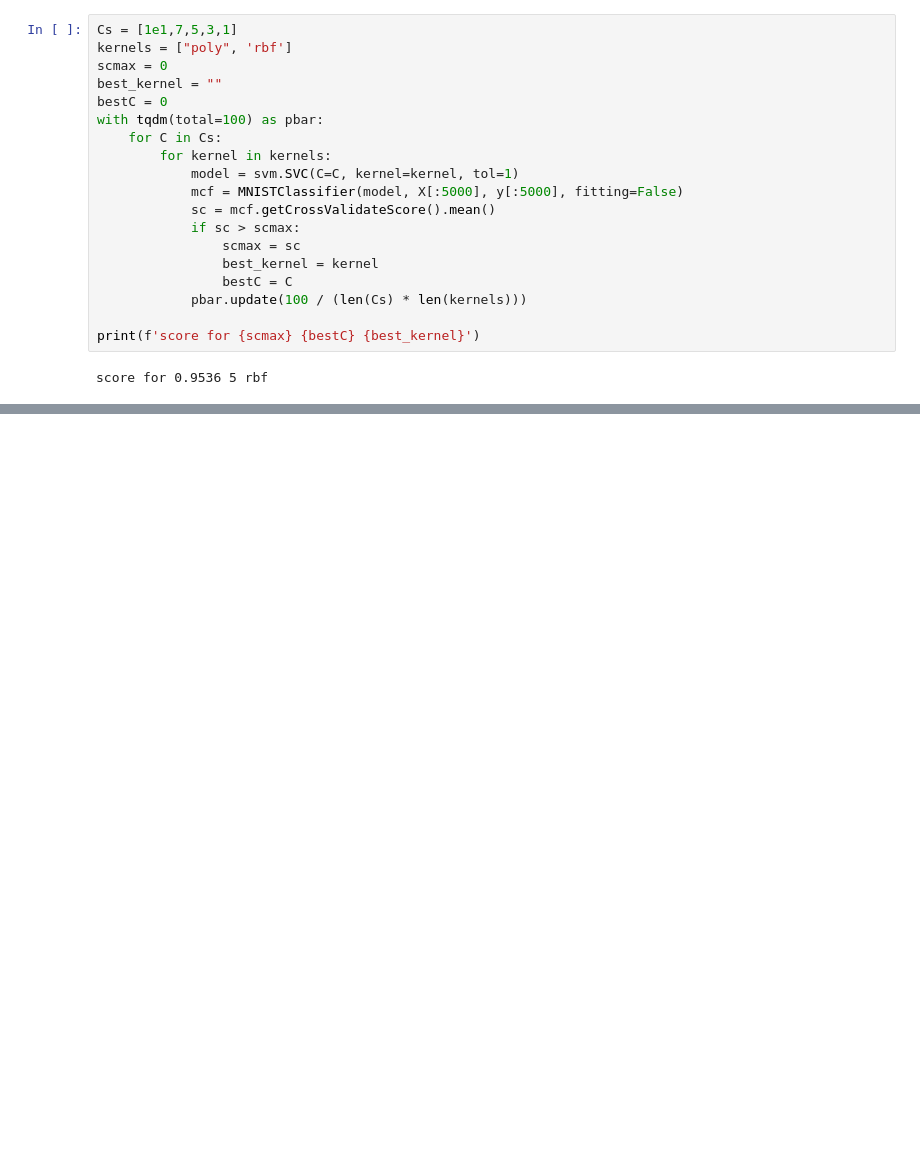
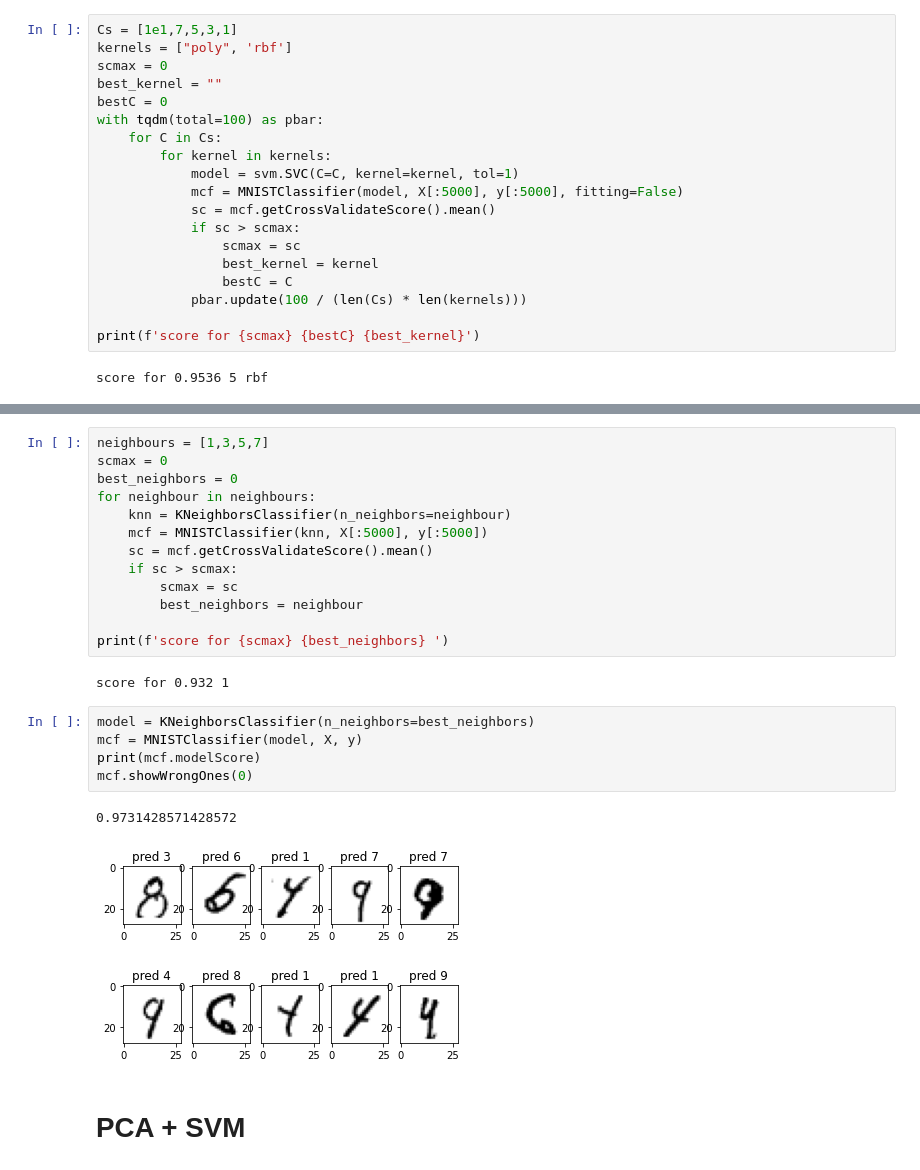
Before and after one commit to naviak/MLTasks, a Jupyter notebook: Task2/mnist.ipynb, the cells around one changed output, grey strips where cells are left out. Drawn from its saved outputs; the diff is of its cells as text; blank space fills up the shorter version.

```diff
--- a/Task2/mnist.ipynb
+++ b/Task2/mnist.ipynb
@@ -69,0 +73,25 @@ print(mcf.predictions)
+# %%
+neighbours = [1,3,5,7]
+scmax = 0
+best_neighbors = 0
+for neighbour in neighbours:
+    knn = KNeighborsClassifier(n_neighbors=neighbour)
+    mcf = MNISTClassifier(knn, X[:5000], y[:5000])
+    sc = mcf.getCrossValidateScore().mean()
+    if sc > scmax:
+        scmax = sc
+        best_neighbors = neighbour
+
+print(f'score for {scmax} {best_neighbors} ')
+# %% [output]
+score for 0.932 1
+# %%
+model = KNeighborsClassifier(n_neighbors=best_neighbors)
+mcf = MNISTClassifier(model, X, y)
+print(mcf.modelScore)
+mcf.showWrongOnes(0)
+# %% [output]
+0.9731428571428572
+[figure, added]
+# %% [markdown]
+# PCA + SVM
```
Also changed, not shown: parts of 8 cells of this notebook, 1 other file.
